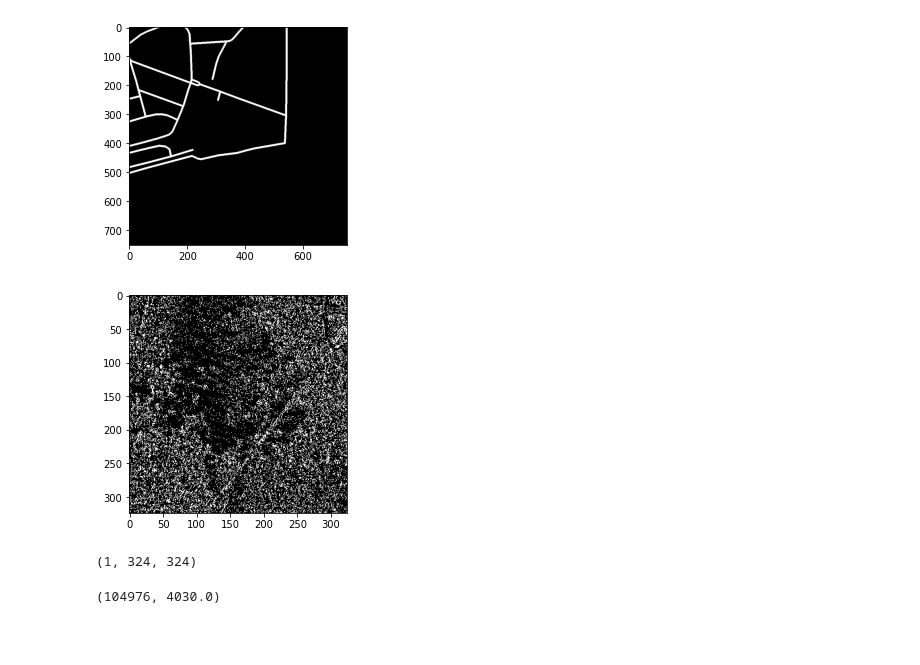
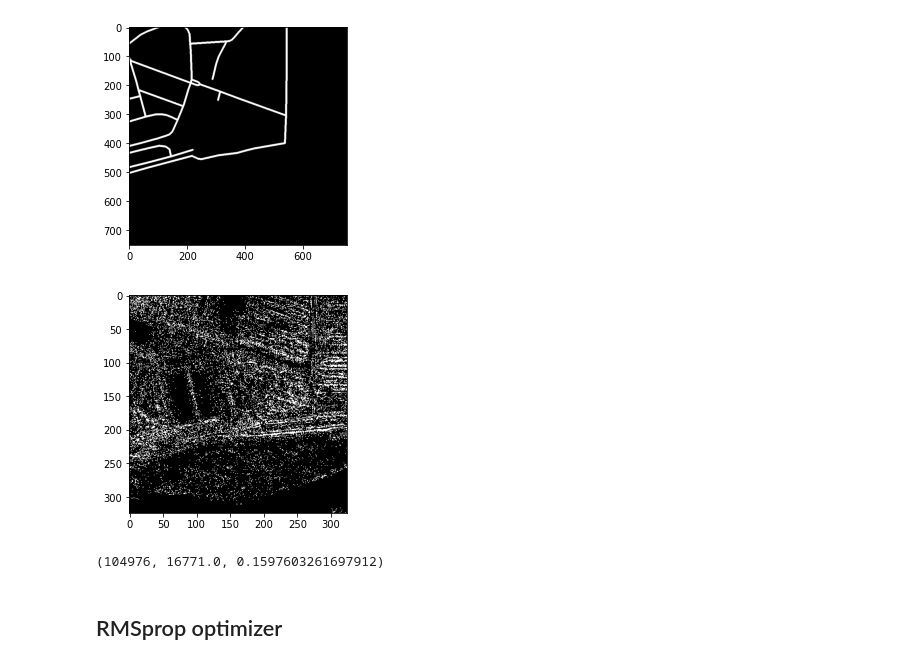
Before and after one commit to Ryanna-github/road-extraction, a Jupyter notebook: 2021-02-18_model_UNet_predict.ipynb, the cells around one changed output. Drawn from its saved outputs; the diff is of its cells as text; code cells hidden in the pictures; blank space fills up the shorter version.

Commit message:
test result

```diff
--- a/2021-02-18_model_UNet_predict.ipynb
+++ b/2021-02-18_model_UNet_predict.ipynb
@@ -29,6 +32,6 @@ device = torch.device("cuda" if torch.cuda.is_available() else "cpu")
 # %%
 net = model.UNet(n_channels=3, n_classes=1, bilinear=False)
-net.load_state_dict(torch.load(DIR_CHECKPOINT + 'unet_epoch18.pth'))
+net.load_state_dict(torch.load(DIR_CHECKPOINT + 'sgd_unet_epoch7.pth'))
 device = torch.device('cuda' if torch.cuda.is_available() else 'cpu')
 net = net.to(device=device)
 # %%
@@ -63,5 +60,6 @@ Read 56 images
 transform = transforms.Compose([transforms.Resize([512, 512], 0),
                                 transforms.ToTensor(),])
 # %%
-test_img_paths, test_img = data_loader.get_path_img_info(road_path + "test/", get_array=True, whole = True)
-test_lbl_paths, test_lbl = data_loader.get_path_img_info(road_path + "test_labels/", get_array=True, whole = True)
+test_img_paths = data_loader.get_file_subpaths(road_path + "test/", whole = True)
+test_lbl_paths = data_loader.get_file_subpaths(road_path + "test_labels/", whole = True)
+print(len(test_img_paths), len(test_lbl_paths))
@@ -68,6 +68,6 @@ test_lbl_paths, test_lbl = data_loader.get_path_img_info(road_path + "test_label
 # %%
-img = test_img[5]
-lbl = test_lbl[5]
+img = cv2.imread(test_img_paths[5])
+lbl = cv2.imread(test_lbl_paths[5])
 img_tensor, label_tensor = transform(Image.fromarray(img)), transform(Image.fromarray(lbl))
 # %%
 plt.imshow(img);
@@ -79,17 +79,15 @@ plt.imshow(lbl);
 [figure]
 # %%
 pred = net(img_tensor.unsqueeze(dim=0).cuda())
-pred = (torch.sigmoid(pred).squeeze(0) > 0.35) * 255
+pred = (torch.sigmoid(pred).squeeze(0) > 0.38) * 255
 pred = pred.detach().cpu().numpy()
 pred_img = np.concatenate([pred, pred, pred]).transpose((1, 2, 0))
 plt.imshow(pred_img);
 # %% [output]
-[figure, old version]
+[figure, new version]
-# %%
-pred.shape
-# %% [output]
-(1, 324, 324)
 # %%
-324 * 324, sum(pred.flatten())/255
+324 * 324, sum(pred.flatten())/255, sum(pred.flatten())/255/(324 * 324)
 # %% [output]
-(104976, 4030.0)
+(104976, 16771.0, 0.1597603261697912)
+# %% [markdown]
+## RMSprop optimizer
```
Also changed, not shown: parts of 7 cells of this notebook.
